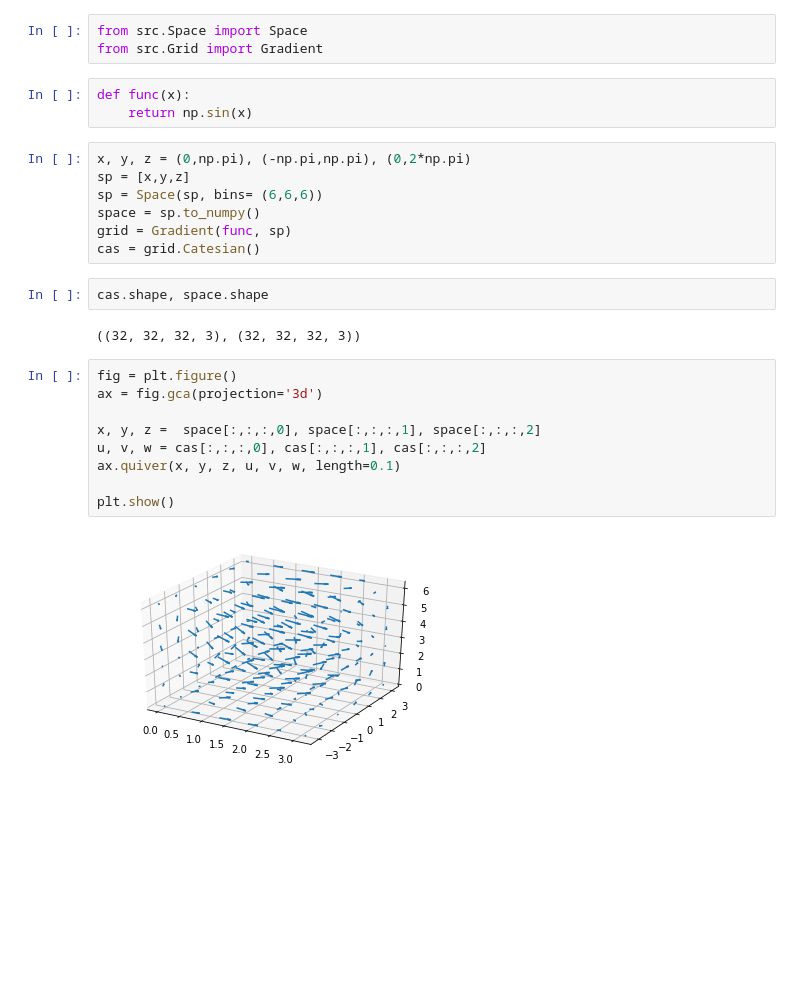
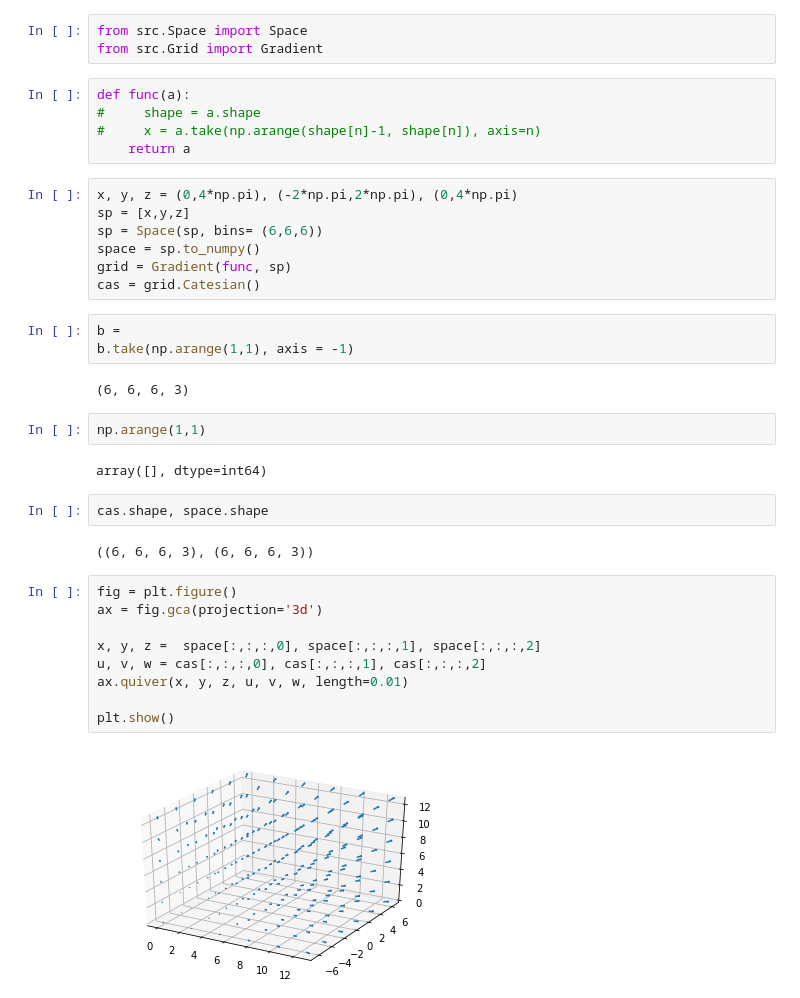
Before and after one commit to ja2006203966/PDE, a Jupyter notebook: Plot.ipynb, the cells around one changed output. Drawn from its saved outputs; the diff is of its cells as text; blank space fills up the shorter version.

```diff
--- a/Plot.ipynb
+++ b/Plot.ipynb
@@ -5,28 +5,39 @@ import numpy as np
 # %%
 from src.Space import Space
 from src.Grid import Gradient
-# %%
-def func(x):
-    return np.sin(x)
+# %%
+def func(a):
+#     shape = a.shape
+#     x = a.take(np.arange(shape[n]-1, shape[n]), axis=n)
+    return a
 # %%
-x, y, z = (0,np.pi), (-np.pi,np.pi), (0,2*np.pi)
+x, y, z = (0,4*np.pi), (-2*np.pi,2*np.pi), (0,4*np.pi)
 sp = [x,y,z]
 sp = Space(sp, bins= (6,6,6))
 space = sp.to_numpy()
 grid = Gradient(func, sp)
 cas = grid.Catesian()
+# %%
+b =
+b.take(np.arange(1,1), axis = -1)
+# %% [output]
+(6, 6, 6, 3)
+# %%
+np.arange(1,1)
+# %% [output]
+array([], dtype=int64)
 # %%
 cas.shape, space.shape
 # %% [output]
-((32, 32, 32, 3), (32, 32, 32, 3))
+((6, 6, 6, 3), (6, 6, 6, 3))
 # %%
 fig = plt.figure()
 ax = fig.gca(projection='3d')
 
 x, y, z =  space[:,:,:,0], space[:,:,:,1], space[:,:,:,2]
 u, v, w = cas[:,:,:,0], cas[:,:,:,1], cas[:,:,:,2]
-ax.quiver(x, y, z, u, v, w, length=0.1)
+ax.quiver(x, y, z, u, v, w, length=0.01)
 
 plt.show()
 # %% [output]
-[figure, old version]
+[figure, new version]
```
Also changed, not shown: 1 other file.
